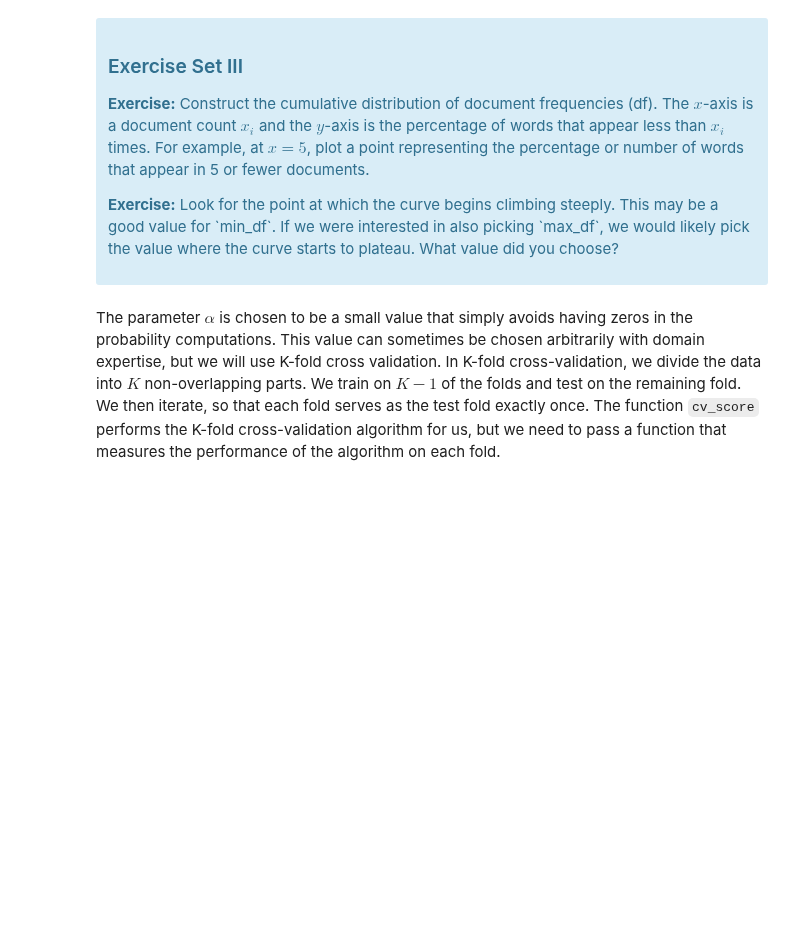
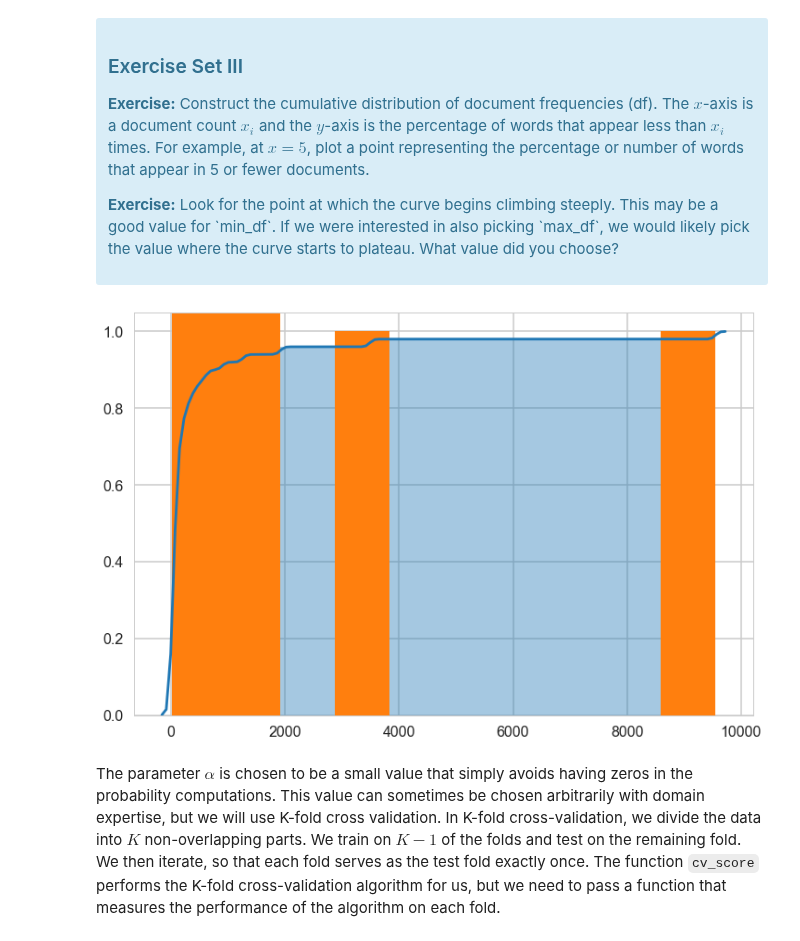
Before and after one commit to tsansom/Springboard-Data-Science, a Jupyter notebook: mini_projects/machine_learning/naive_bayes/Mini_Project_Naive_Bayes.ipynb, the cells around one changed output. Saved outputs shown, nothing was run; the diff lists cells and outputs as text; code cells hidden in the pictures; blank space fills up the shorter version.

```diff
--- a/mini_projects/machine_learning/naive_bayes/Mini_Project_Naive_Bayes.ipynb
+++ b/mini_projects/machine_learning/naive_bayes/Mini_Project_Naive_Bayes.ipynb
@@ -286,3 +301,14 @@ First, let's find an appropriate value for `min_df` for the `CountVectorizer`. `
+# %%
+# Your turn.
+from scipy.stats import cumfreq
+
+fig, ax = plt.subplots(1, 1, figsize=(12, 8))
+
+_ = sns.distplot(pd.DataFrame(X.sum(axis=0).T).groupby(0).size().head(50),
+                 hist_kws={'cumulative': True}, kde_kws={'cumulative': True},
+                 ax=ax)
+# %% [output]
+[figure, added]
 # %% [markdown]
 The parameter $\alpha$ is chosen to be a small value that simply avoids having zeros in the probability computations. This value can sometimes be chosen arbitrarily with domain expertise, but we will use K-fold cross validation. In K-fold cross-validation, we divide the data into $K$ non-overlapping parts. We train on $K-1$ of the folds and test on the remaining fold. We then iterate, so that each fold serves as the test fold exactly once. The function `cv_score` performs the K-fold cross-validation algorithm for us, but we need to pass a function that measures the performance of the algorithm on each fold.
 # %%
```
Also changed, not shown: parts of 4 cells of this notebook.
